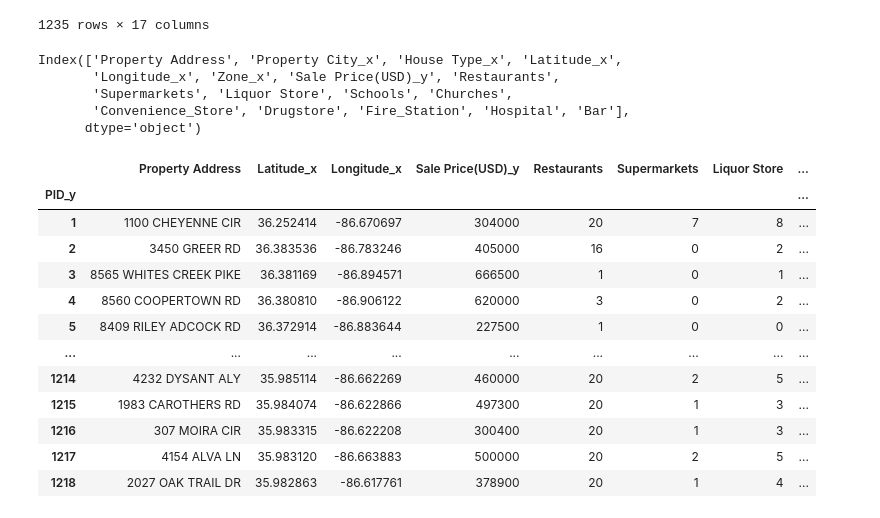
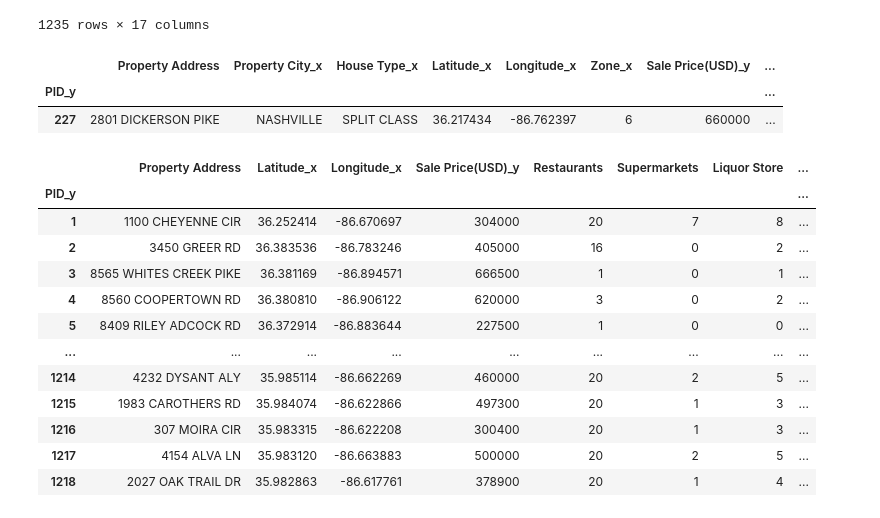
Before and after one commit to AWTENN/Final, a Jupyter notebook: FinalLinearRegression2.ipynb, the cells around one changed output. Cells and saved outputs as stored; diff of their text form; code cells hidden in the pictures.

```diff
--- a/FinalLinearRegression2.ipynb
+++ b/FinalLinearRegression2.ipynb
@@ -128,14 +128,17 @@ joindf
 | 1217 | 4154 ALVA LN | NOLENSVILLE | SINGLE FAMILY | 35.983120 | -86.663883 | 1 | 500000 | ... |
 | 1218 | 2027 OAK TRAIL DR | NOLENSVILLE | RESIDENTIAL CONDO | 35.982863 | -86.617761 | 1 | 378900 | ... |
 1235 rows × 17 columns
+# %%
+Sc = joindf[joindf['House Type_x'] == 'SPLIT CLASS']
+# %%
+Sc
+# %% [output]
+|  | Property Address | Property City_x | House Type_x | Latitude_x | Longitude_x | Zone_x | Sale Price(USD)_y | ... |
+| PID_y |  |  |  |  |  |  |  | ... |
+| 227 | 2801 DICKERSON PIKE | NASHVILLE | SPLIT CLASS | 36.217434 | -86.762397 | 6 | 660000 | ... |
 # %%
 joindf.columns
+joindf.to_csv('JoinFinal.csv')
-# %% [output]
-Index(['Property Address', 'Property City_x', 'House Type_x', 'Latitude_x',
-       'Longitude_x', 'Zone_x', 'Sale Price(USD)_y', 'Restaurants',
-       'Supermarkets', 'Liquor Store', 'Schools', 'Churches',
-       'Convenience_Store', 'Drugstore', 'Fire_Station', 'Hospital', 'Bar'],
-      dtype='object')
 # %%
 joindf = pd.get_dummies(joindf,columns=['House Type_x','Zone_x','Property City_x'])
 # %%
```
Also changed, not shown: parts of 13 cells of this notebook.
